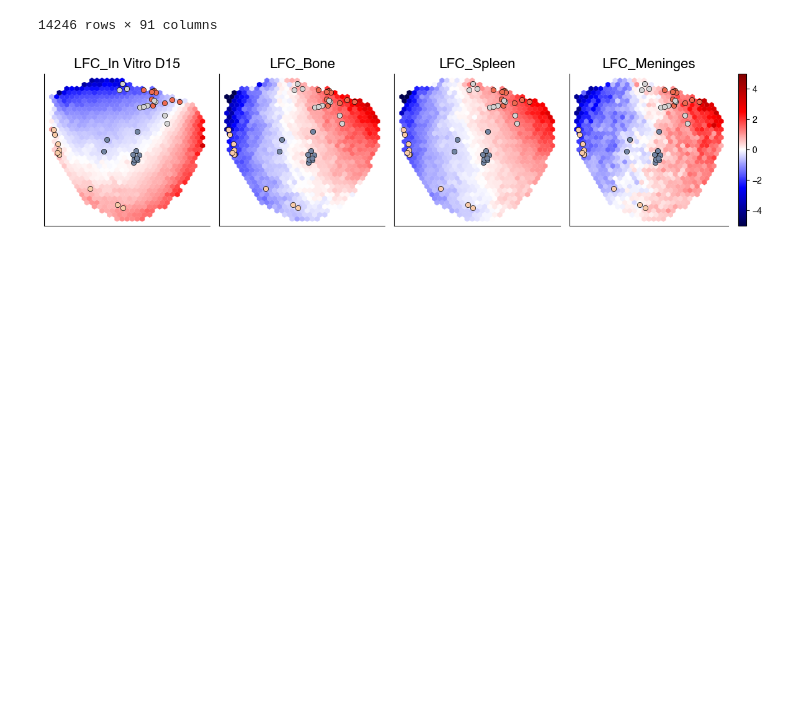
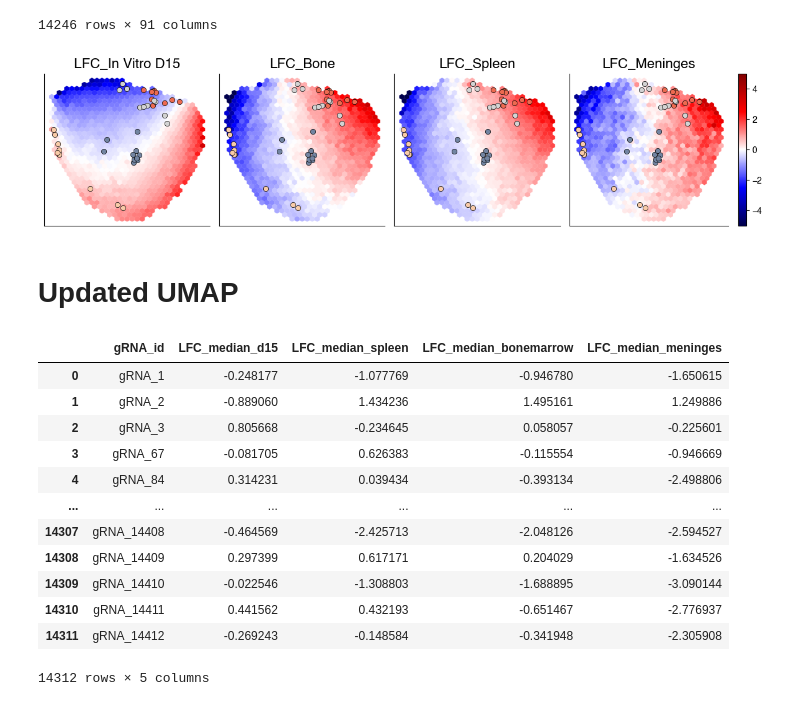
Before and after one commit to samgould2/B-ALL-in-vivo-base-editing, a Jupyter notebook: figure4a_UMAP.ipynb, the cells around one changed output. Cells and saved outputs as stored; diff of their text form; code cells hidden in the pictures; blank space fills up the shorter version.

```diff
--- a/figure4a_UMAP.ipynb
+++ b/figure4a_UMAP.ipynb
@@ -110,3 +110,27 @@ fig.tight_layout()
 #fig.savefig('UMAP_scatter.pdf')
 # %% [output]
 [figure]
+# %% [markdown]
+# Updated UMAP
+# %%
+ABE_LFC = pd.read_csv('ABE_LFC_FDR_df.csv')
+CBE_LFC = pd.read_csv('CBE_LFC_FDR_df.csv')
+
+LFC_comb = pd.concat((ABE_LFC, CBE_LFC))
+
+lfc_table = LFC_comb[['gRNA_id', 'LFC_median_d15', 'LFC_median_spleen', 'LFC_median_bonemarrow', 'LFC_median_meninges']].reset_index(drop=True)
+lfc_table
+# %% [output]
+|  | gRNA_id | LFC_median_d15 | LFC_median_spleen | LFC_median_bonemarrow | LFC_median_meninges |
+| 0 | gRNA_1 | -0.248177 | -1.077769 | -0.946780 | -1.650615 |
+| 1 | gRNA_2 | -0.889060 | 1.434236 | 1.495161 | 1.249886 |
+| 2 | gRNA_3 | 0.805668 | -0.234645 | 0.058057 | -0.225601 |
+| 3 | gRNA_67 | -0.081705 | 0.626383 | -0.115554 | -0.946669 |
+| 4 | gRNA_84 | 0.314231 | 0.039434 | -0.393134 | -2.498806 |
+| ... | ... | ... | ... | ... | ... |
+| 14307 | gRNA_14408 | -0.464569 | -2.425713 | -2.048126 | -2.594527 |
+| 14308 | gRNA_14409 | 0.297399 | 0.617171 | 0.204029 | -1.634526 |
+| 14309 | gRNA_14410 | -0.022546 | -1.308803 | -1.688895 | -3.090144 |
+| 14310 | gRNA_14411 | 0.441562 | 0.432193 | -0.651467 | -2.776937 |
+| 14311 | gRNA_14412 | -0.269243 | -0.148584 | -0.341948 | -2.305908 |
+14312 rows × 5 columns
```
Also changed, not shown: parts of 4 cells of this notebook, 11 other files.
